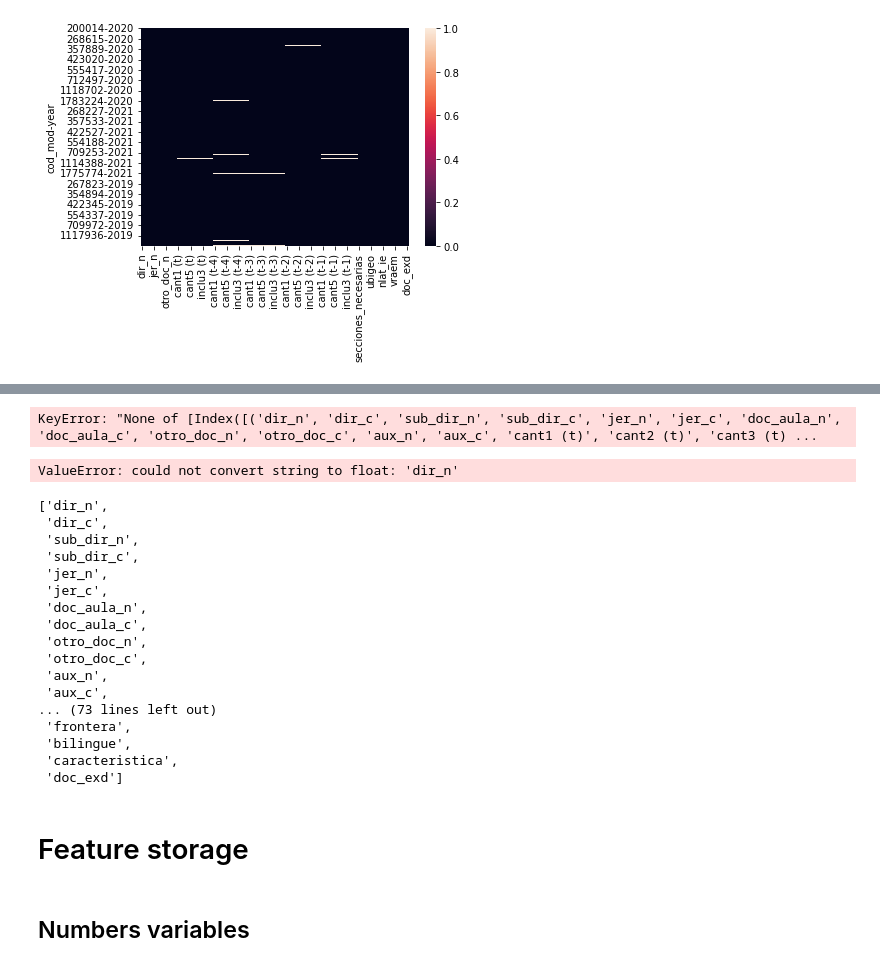
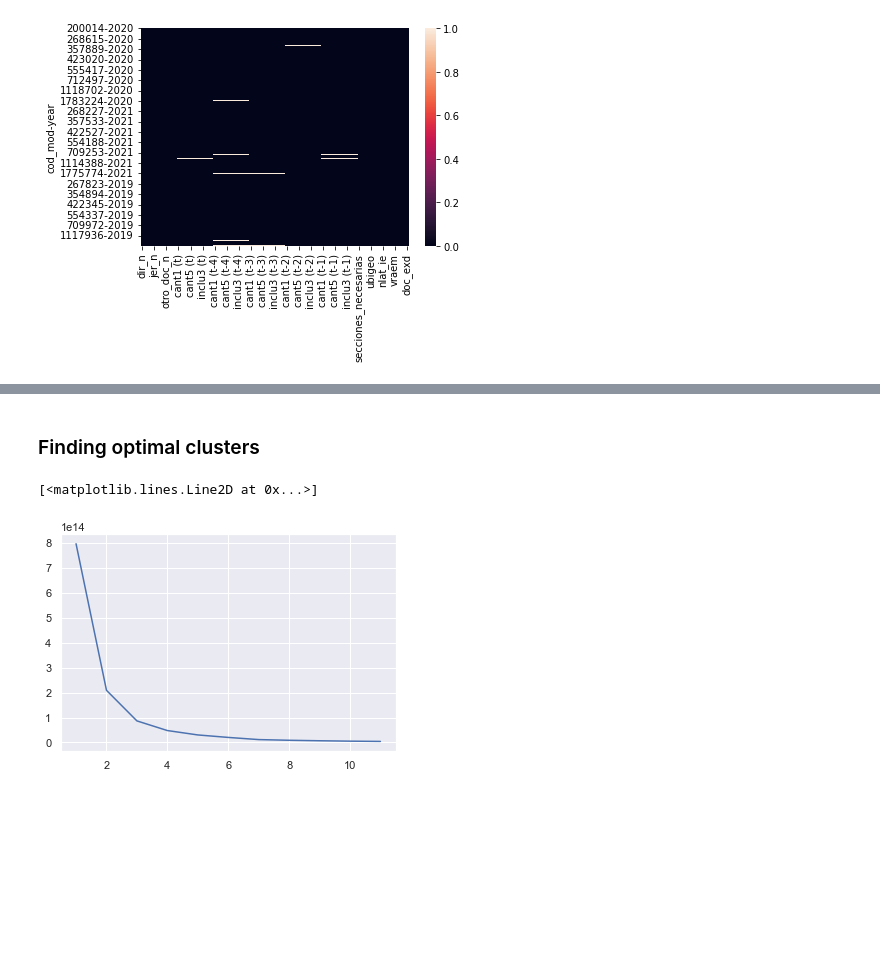
Before and after one commit to hugoferquiroz/AITeacherAllocation, a Jupyter notebook: Scripts/2-2 clusters.ipynb, the cells around one changed output, grey strips where cells are left out. Cells and saved outputs as stored; diff of their text form; code cells hidden in the pictures; blank space fills up the shorter version.

Commit message:
Update 2-2 clusters.ipynb
update ellow primary

```diff
--- a/Scripts/2-2 clusters.ipynb
+++ b/Scripts/2-2 clusters.ipynb
@@ -114,13 +109,0 @@ array(['dir_n', 'dir_c', 'sub_dir_n', 'sub_dir_c', 'jer_n', 'jer_c',
-# %%
-i=0
-for j in df_primaria.columns:
-    data_nan=data[columns_names_list[i]].isnull().sum().sum()
-    data_count=data[columns_names_list[i]].count()
-    data_total=data_nan+data_count
-    data_type=data[columns_names_list[i]].dtypes
-    data_nan_pct=str("{0:.2f}%".format((data_nan/data_total)*100))
-
-    if data_nan>0:
-        print (f"{columns_names_list[i]} ---> NaN/Total/%NaN/Type: {data_nan} / {data_total} / {data_nan_pct} / {data_type}")
-
-    i=i+1
@@ -178,40 +110,28 @@ num_primaria
+# %%
+# Imputing missing
+df_primaria.fillna(0,inplace=True)
+# %% [markdown]
+### Finding optimal clusters
 # %%
 # Determino la cantidad de clusters
 from sklearn.cluster import KMeans
 # %%
-df_primaria_knn = df_primaria[[num_primaria]]
+df_primaria_knn = df_primaria[num_primaria]
-# %% [output]
-KeyError: "None of [Index([('dir_n', 'dir_c', 'sub_dir_n', 'sub_dir_c', 'jer_n', 'jer_c', 'doc_aula_n', 'doc_aula_c', 'otro_doc_n', 'otro_doc_c', 'aux_n', 'aux_c', 'cant1 (t)', 'cant2 (t)', 'cant3 (t) ...
 # %%
 ## Vamos a hacer el grafico del codo. Para esto vamos a probar hacer distintos clusters y vamos a guardar el error (que lo definimos como wcss)
 # WCSS --> Wihin Cluster Sum of Squares
 wcss = []
-for i in range(1,11):
-  kmeans = KMeans(n_clusters=i,init='k-means++',random_state=42)
-  kmeans.fit()
+for i in range(1,12):
+  kmeans = KMeans(n_clusters=i,init='k-means++',random_state=36963)
+  kmeans.fit(df_primaria_knn)
   wcss.append(kmeans.inertia_)
-# %% [output]
-ValueError: could not convert string to float: 'dir_n'
-# %%
-df_primaria.columns.to_list()
-# %% [output]
-['dir_n',
- 'dir_c',
- 'sub_dir_n',
- 'sub_dir_c',
- 'jer_n',
- 'jer_c',
- 'doc_aula_n',
- 'doc_aula_c',
- 'otro_doc_n',
- 'otro_doc_c',
- 'aux_n',
- 'aux_c',
-... (73 lines left out)
- 'frontera',
- 'bilingue',
- 'caracteristica',
- 'doc_exd']
+# %%
+import matplotlib.pyplot as plt
+sns.set()
+plt.plot(range(1,12),wcss)
+# %% [output]
+[<matplotlib.lines.Line2D at 0x...>]
+[figure, added]
 # %%
 df_primaria = df_primaria.drop(columns=['Unnamed: 0.1','usuario_minedu','bolsa_nexus','bolsa_sira',
 'dir_req', 'sub_dir_req','jer_req','fisica_req','aip_req','dir_exd','sub_dir_exd',
@@ -224,7 +144,3 @@ enrolment_no_primary = [ x for x in df_primaria.columns.to_list() if (x.find('ca
 # Other outcomes not relevant to predict in this version
 other_outcomes=['doc_aula_req','aux_req','doc_aula_exd_n', 'doc_aula_exd_c', 'aux_exd']
 #df = df.drop(columns=other_outcomes)
-# %% [markdown]
-# Feature storage
-# %% [markdown]
-## Numbers variables
```
Also changed, not shown: parts of 27 cells of this notebook.
